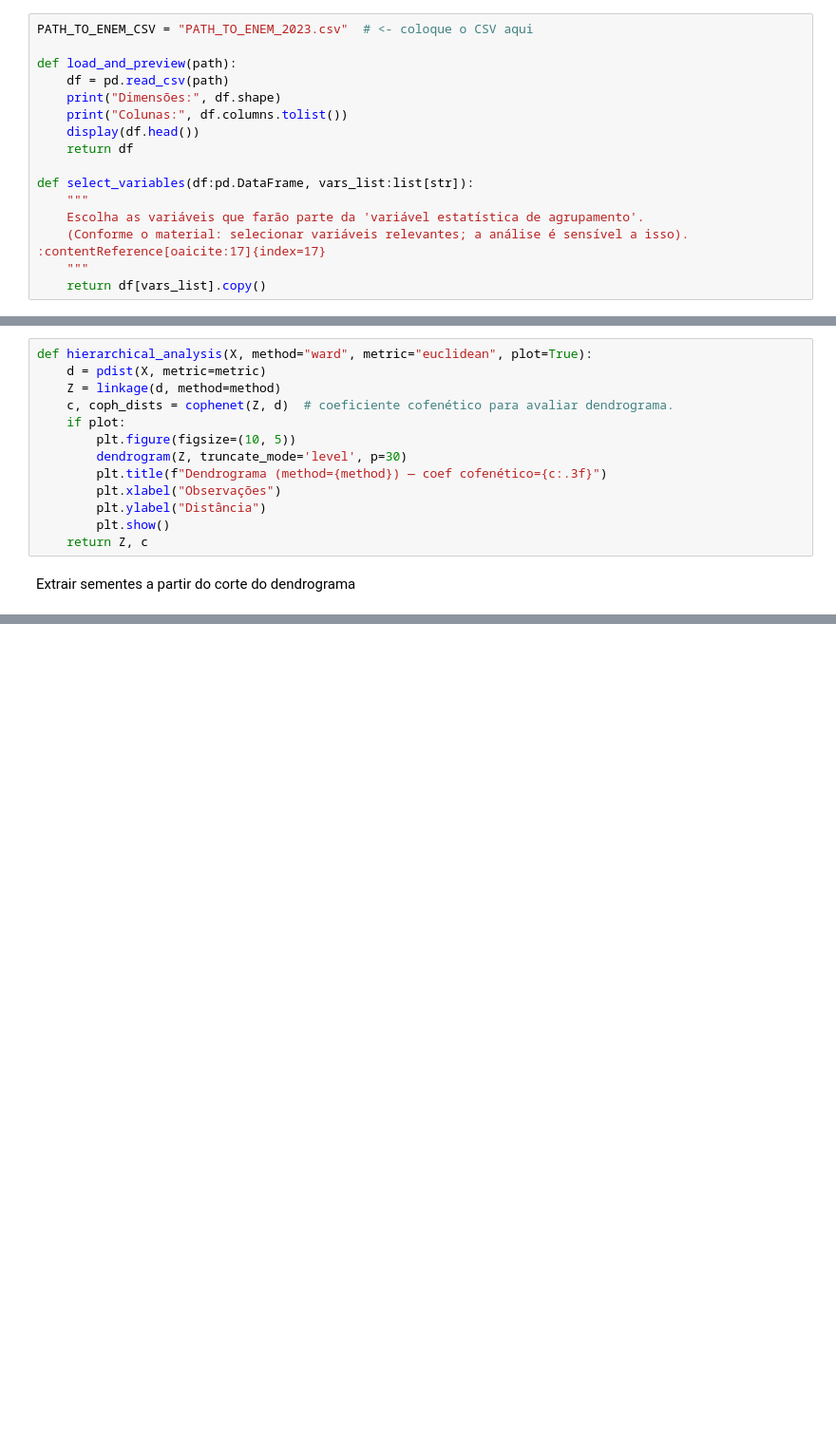
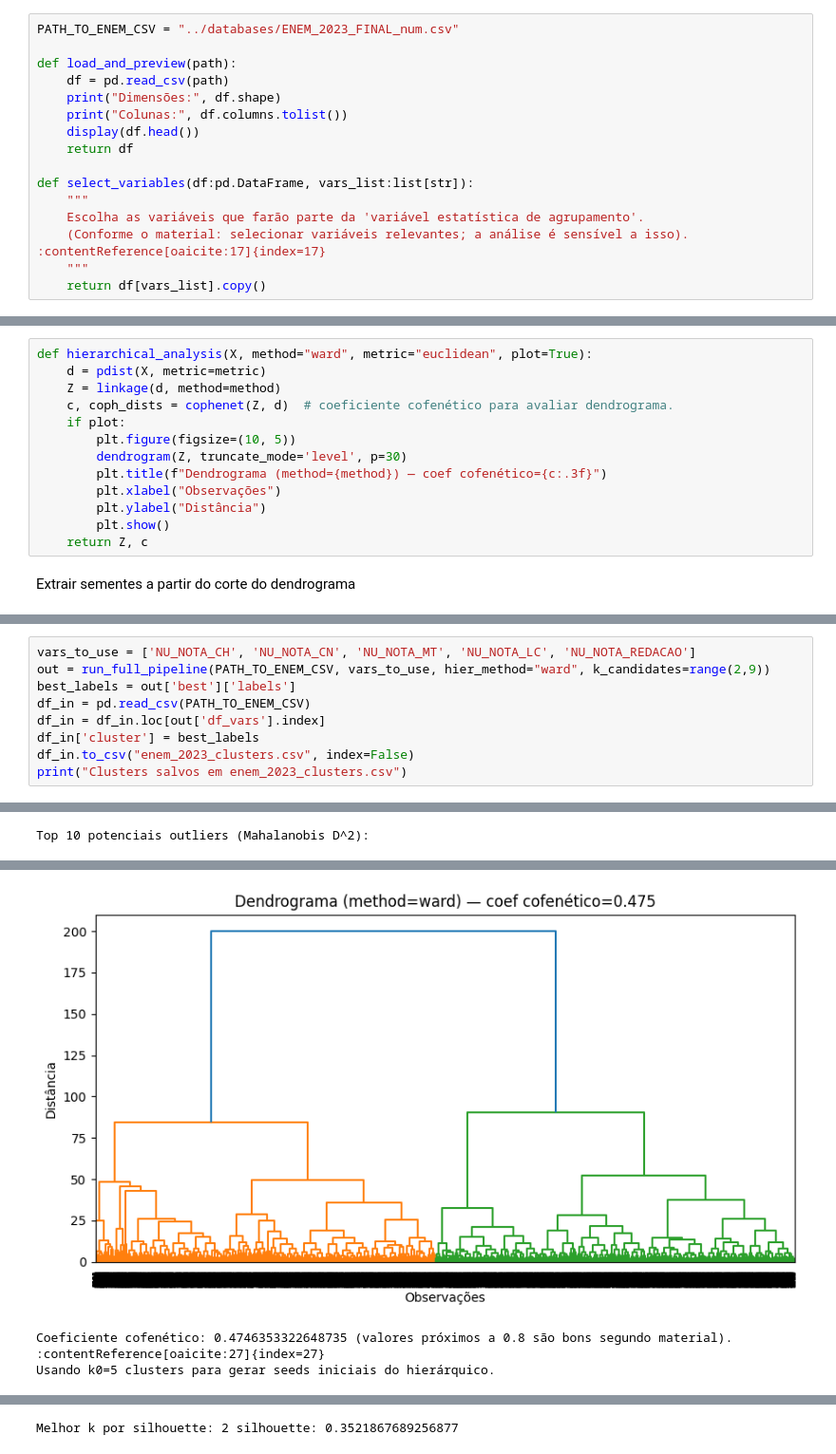
Before and after one commit to gl4a-Veloso/materiais-mqam, a Jupyter notebook: enem/T5/clusters.ipynb, the cells around one changed output, grey strips where cells are left out. Shown at 95% size. Cells and saved outputs as stored; diff of their text form; blank space fills up the shorter version.

```diff
--- a/enem/T5/clusters.ipynb
+++ b/enem/T5/clusters.ipynb
@@ -19,7 +19,7 @@ from sklearn.metrics import silhouette_score, silhouette_samples
 # %% [markdown]
 Funções para importação do base de dados e seleção as variáveis
 # %%
-PATH_TO_ENEM_CSV = "PATH_TO_ENEM_2023.csv"  # <- coloque o CSV aqui
+PATH_TO_ENEM_CSV = "../databases/ENEM_2023_FINAL_num.csv"
 
 def load_and_preview(path):
     df = pd.read_csv(path)
@@ -243,0 +218,10 @@ if __name__ == "__main__":
+# %%
+vars_to_use = ['NU_NOTA_CH', 'NU_NOTA_CN', 'NU_NOTA_MT', 'NU_NOTA_LC', 'NU_NOTA_REDACAO']
+out = run_full_pipeline(PATH_TO_ENEM_CSV, vars_to_use, hier_method="ward", k_candidates=range(2,9))
+best_labels = out['best']['labels']
+df_in = pd.read_csv(PATH_TO_ENEM_CSV)
+df_in = df_in.loc[out['df_vars'].index]
+df_in['cluster'] = best_labels
+df_in.to_csv("enem_2023_clusters.csv", index=False)
+print("Clusters salvos em enem_2023_clusters.csv")
+# %% [output]
@@ -243,0 +236 @@ if __name__ == "__main__":
+Top 10 potenciais outliers (Mahalanobis D^2):
@@ -243,0 +248,3 @@ if __name__ == "__main__":
+[figure, added]
+Coeficiente cofenético: 0.4746353322648735 (valores próximos a 0.8 são bons segundo material). :contentReference[oaicite:27]{index=27}
+Usando k0=5 clusters para gerar seeds iniciais do hierárquico.
@@ -243,0 +252 @@ if __name__ == "__main__":
+Melhor k por silhouette: 2 silhouette: 0.3521867689256877
```
Also changed, not shown: parts of 9 cells of this notebook, 1 other file.
